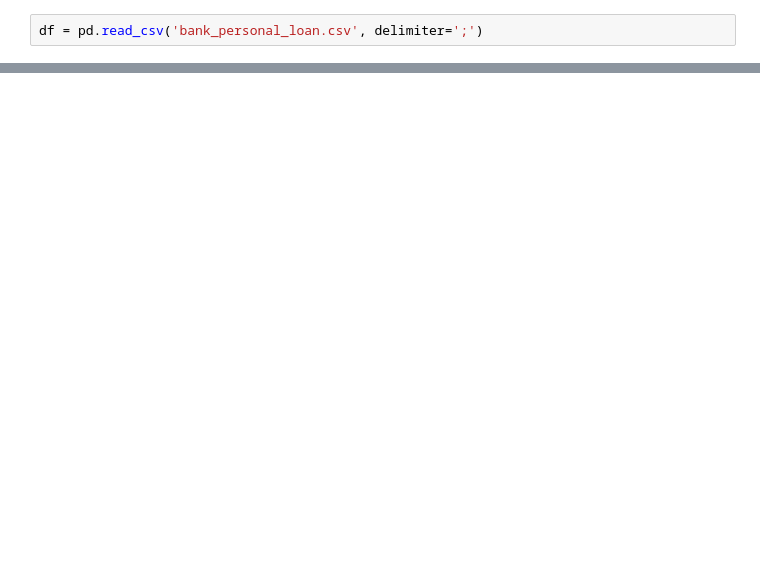
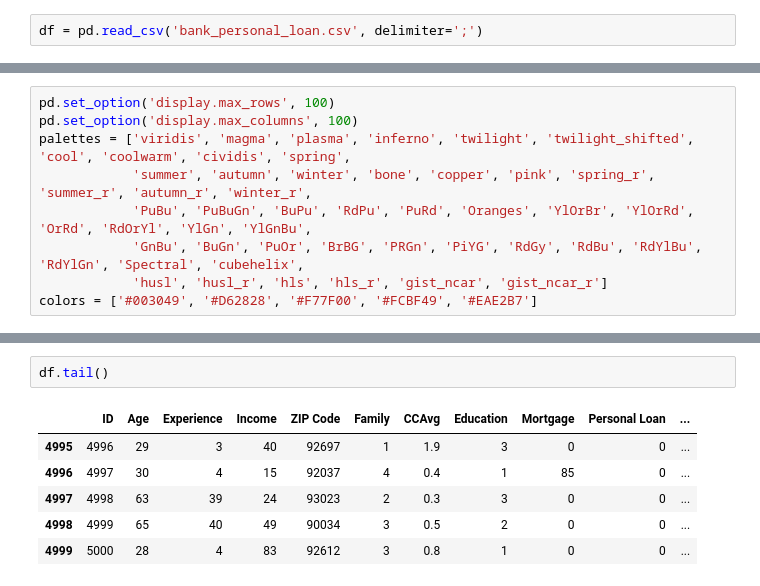
Before and after one commit to ImadElMaftouhi/Projet_dataMining, a Jupyter notebook: clustering.ipynb, the cells around one changed output, grey strips where cells are left out. Drawn from its saved outputs; the diff is of its cells as text; blank space fills up the shorter version.

```diff
--- a/clustering.ipynb
+++ b/clustering.ipynb
@@ -44,0 +65,9 @@ CreditCard	Does the customer use a credit card issued by UniversalBank?
+# %%
+pd.set_option('display.max_rows', 100)
+pd.set_option('display.max_columns', 100)
+palettes = ['viridis', 'magma', 'plasma', 'inferno', 'twilight', 'twilight_shifted', 'cool', 'coolwarm', 'cividis', 'spring',
+            'summer', 'autumn', 'winter', 'bone', 'copper', 'pink', 'spring_r', 'summer_r', 'autumn_r', 'winter_r',
+            'PuBu', 'PuBuGn', 'BuPu', 'RdPu', 'PuRd', 'Oranges', 'YlOrBr', 'YlOrRd', 'OrRd', 'RdOrYl', 'YlGn', 'YlGnBu',
+            'GnBu', 'BuGn', 'PuOr', 'BrBG', 'PRGn', 'PiYG', 'RdGy', 'RdBu', 'RdYlBu', 'RdYlGn', 'Spectral', 'cubehelix',
+            'husl', 'husl_r', 'hls', 'hls_r', 'gist_ncar', 'gist_ncar_r']
+colors = ['#003049', '#D62828', '#F77F00', '#FCBF49', '#EAE2B7']
@@ -44,0 +91,9 @@ CreditCard	Does the customer use a credit card issued by UniversalBank?
+# %%
+df.tail()
+# %% [output]
+|  | ID | Age | Experience | Income | ZIP Code | Family | CCAvg | Education | Mortgage | Personal Loan | ... |
+| 4995 | 4996 | 29 | 3 | 40 | 92697 | 1 | 1.9 | 3 | 0 | 0 | ... |
+| 4996 | 4997 | 30 | 4 | 15 | 92037 | 4 | 0.4 | 1 | 85 | 0 | ... |
+| 4997 | 4998 | 63 | 39 | 24 | 93023 | 2 | 0.3 | 3 | 0 | 0 | ... |
+| 4998 | 4999 | 65 | 40 | 49 | 90034 | 3 | 0.5 | 2 | 0 | 0 | ... |
+| 4999 | 5000 | 28 | 4 | 83 | 92612 | 3 | 0.8 | 1 | 0 | 0 | ... |
```
Also changed, not shown: parts of 35 cells of this notebook.
